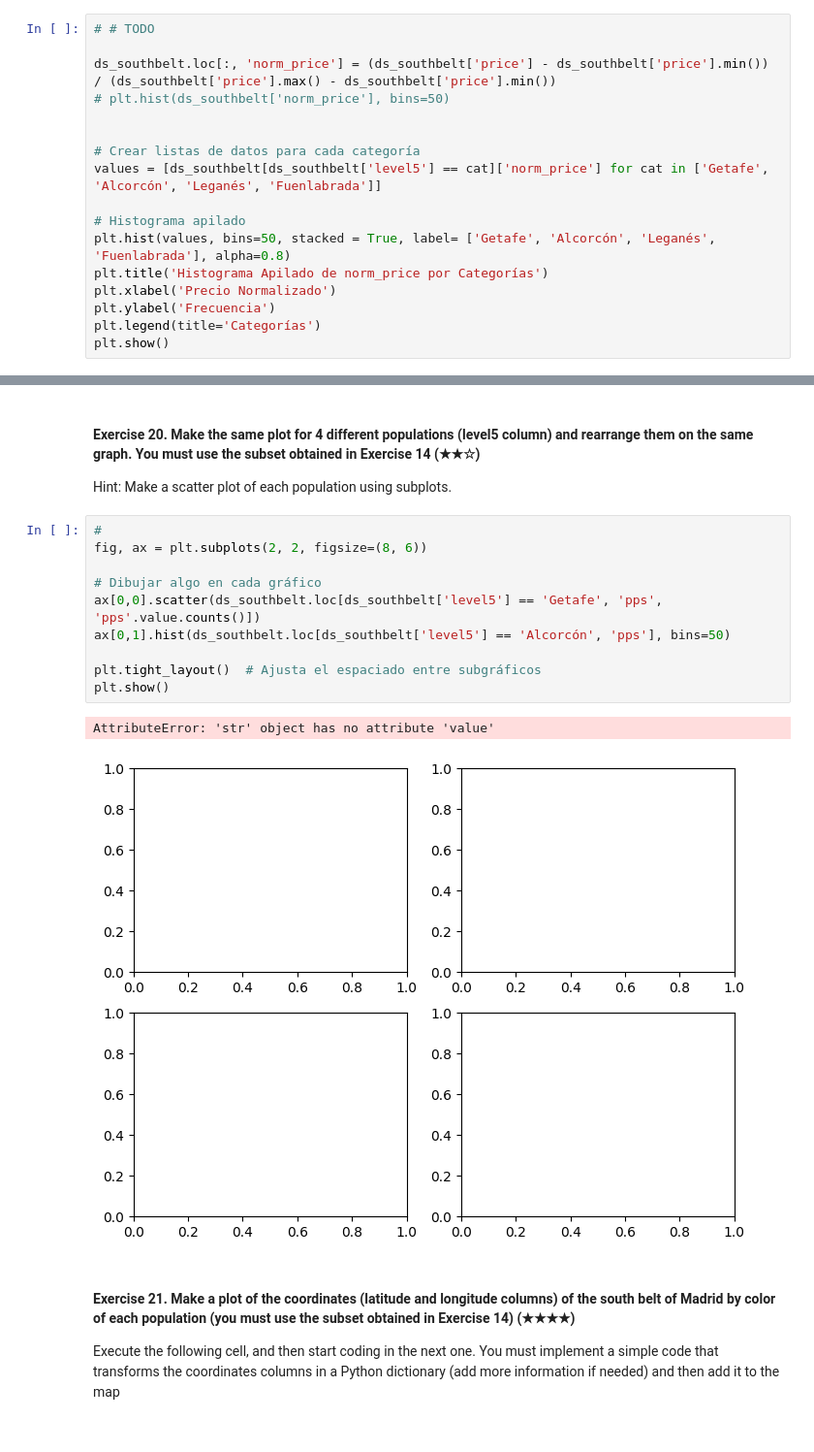
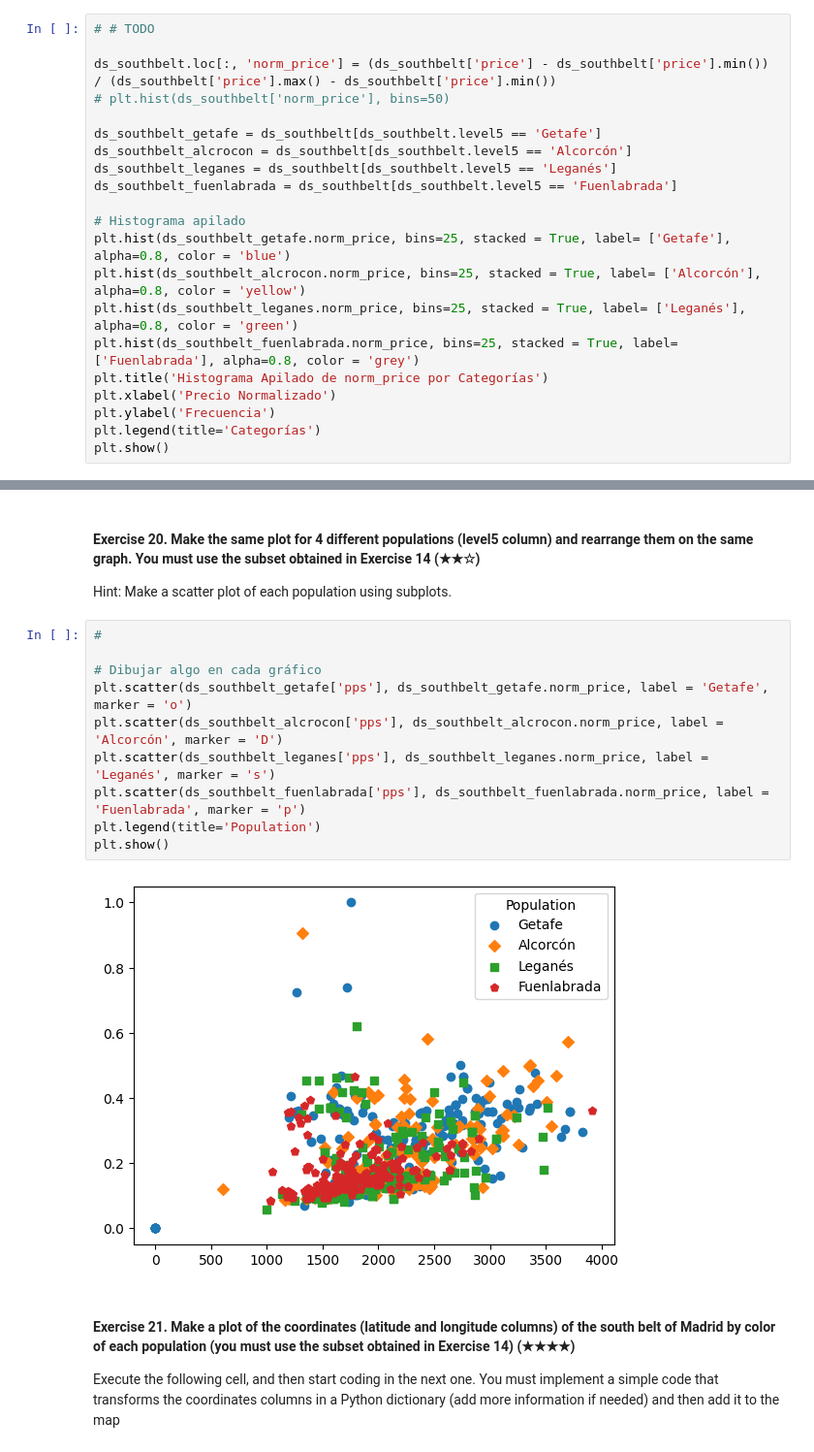
Before and after one commit to gzsomm/realestate-datacleanup-exercise, a Jupyter notebook: project.ipynb, the cells around one changed output, grey strips where cells are left out. Shown at 97% size. Drawn from its saved outputs; the diff is of its cells as text.

```diff
--- a/project.ipynb
+++ b/project.ipynb
@@ -466,12 +466,16 @@ Hint: You can help yourself by reviewing the *multihist* demo of Matplotlib.
 ds_southbelt.loc[:, 'norm_price'] = (ds_southbelt['price'] - ds_southbelt['price'].min()) / (ds_southbelt['price'].max() - ds_southbelt['price'].min())
 # plt.hist(ds_southbelt['norm_price'], bins=50)
 
-
-# Crear listas de datos para cada categoría
-values = [ds_southbelt[ds_southbelt['level5'] == cat]['norm_price'] for cat in ['Getafe', 'Alcorcón', 'Leganés', 'Fuenlabrada']]
+ds_southbelt_getafe = ds_southbelt[ds_southbelt.level5 == 'Getafe']
+ds_southbelt_alcrocon = ds_southbelt[ds_southbelt.level5 == 'Alcorcón']
+ds_southbelt_leganes = ds_southbelt[ds_southbelt.level5 == 'Leganés']
+ds_southbelt_fuenlabrada = ds_southbelt[ds_southbelt.level5 == 'Fuenlabrada']
 
 # Histograma apilado
-plt.hist(values, bins=50, stacked = True, label= ['Getafe', 'Alcorcón', 'Leganés', 'Fuenlabrada'], alpha=0.8)
+plt.hist(ds_southbelt_getafe.norm_price, bins=25, stacked = True, label= ['Getafe'], alpha=0.8, color = 'blue')
+plt.hist(ds_southbelt_alcrocon.norm_price, bins=25, stacked = True, label= ['Alcorcón'], alpha=0.8, color = 'yellow')
+plt.hist(ds_southbelt_leganes.norm_price, bins=25, stacked = True, label= ['Leganés'], alpha=0.8, color = 'green')
+plt.hist(ds_southbelt_fuenlabrada.norm_price, bins=25, stacked = True, label= ['Fuenlabrada'], alpha=0.8, color = 'grey')
 plt.title('Histograma Apilado de norm_price por Categorías')
 plt.xlabel('Precio Normalizado')
 plt.ylabel('Frecuencia')
@@ -507,17 +520,16 @@ plt.show()
 Hint: Make a scatter plot of each population using subplots.
 # %%
 #
-fig, ax = plt.subplots(2, 2, figsize=(8, 6))
 
 # Dibujar algo en cada gráfico
-ax[0,0].scatter(ds_southbelt.loc[ds_southbelt['level5'] == 'Getafe', 'pps', 'pps'.value.counts()])
-ax[0,1].hist(ds_southbelt.loc[ds_southbelt['level5'] == 'Alcorcón', 'pps'], bins=50)
-
-plt.tight_layout()  # Ajusta el espaciado entre subgráficos
+plt.scatter(ds_southbelt_getafe['pps'], ds_southbelt_getafe.norm_price, label = 'Getafe', marker = 'o')
+plt.scatter(ds_southbelt_alcrocon['pps'], ds_southbelt_alcrocon.norm_price, label = 'Alcorcón', marker = 'D')
+plt.scatter(ds_southbelt_leganes['pps'], ds_southbelt_leganes.norm_price, label = 'Leganés', marker = 's')
+plt.scatter(ds_southbelt_fuenlabrada['pps'], ds_southbelt_fuenlabrada.norm_price, label = 'Fuenlabrada', marker = 'p')
+plt.legend(title='Population')
 plt.show()
 # %% [output]
-AttributeError: 'str' object has no attribute 'value'
-[figure, old version]
+[figure, new version]
 # %% [markdown]
 #### Exercise 21. Make a plot of the coordinates (latitude and longitude columns) of the south belt of Madrid by color of each population (you must use the subset obtained in Exercise 14) (★★★★)
 
```
Also changed, not shown: parts of 5 cells of this notebook.
